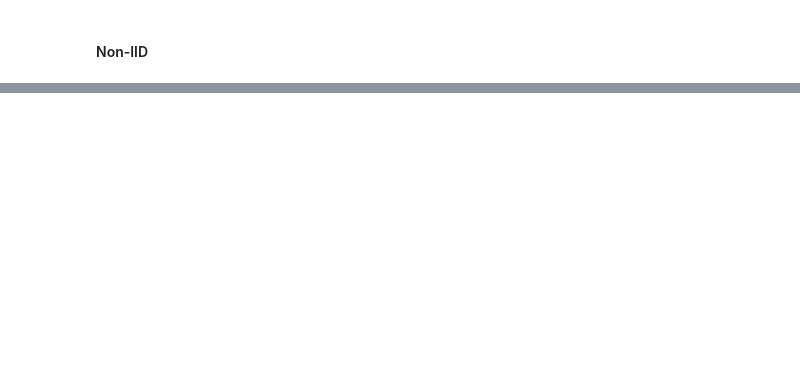
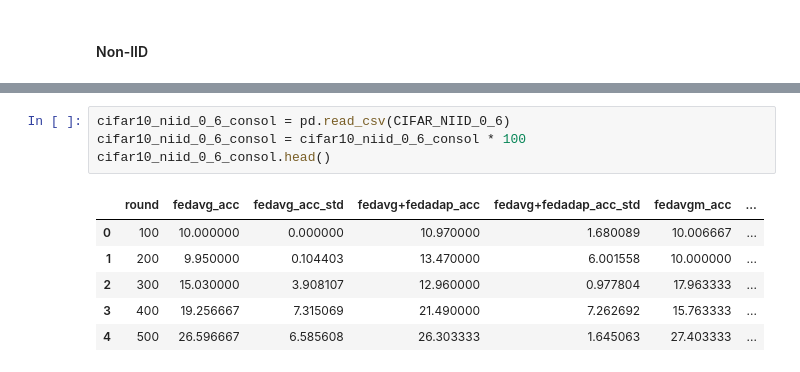
Before and after one commit to nclabteam/FedChyper, a Jupyter notebook: graphs_fedadap.ipynb, the cells around one changed output, grey strips where cells are left out. Drawn from its saved outputs; the diff is of its cells as text; blank space fills up the shorter version.

```diff
--- a/graphs_fedadap.ipynb
+++ b/graphs_fedadap.ipynb
@@ -171,0 +265,11 @@ cifar_niid_0_5_consol.head()
+# %%
+cifar10_niid_0_6_consol = pd.read_csv(CIFAR_NIID_0_6)
+cifar10_niid_0_6_consol = cifar10_niid_0_6_consol * 100
+cifar10_niid_0_6_consol.head()
+# %% [output]
+|  | round | fedavg_acc | fedavg_acc_std | fedavg+fedadap_acc | fedavg+fedadap_acc_std | fedavgm_acc | ... |
+| 0 | 100 | 10.000000 | 0.000000 | 10.970000 | 1.680089 | 10.006667 | ... |
+| 1 | 200 | 9.950000 | 0.104403 | 13.470000 | 6.001558 | 10.000000 | ... |
+| 2 | 300 | 15.030000 | 3.908107 | 12.960000 | 0.977804 | 17.963333 | ... |
+| 3 | 400 | 19.256667 | 7.315069 | 21.490000 | 7.262692 | 15.763333 | ... |
+| 4 | 500 | 26.596667 | 6.585608 | 26.303333 | 1.645063 | 27.403333 | ... |
```
Also changed, not shown: parts of 27 cells of this notebook, 12 other files.
